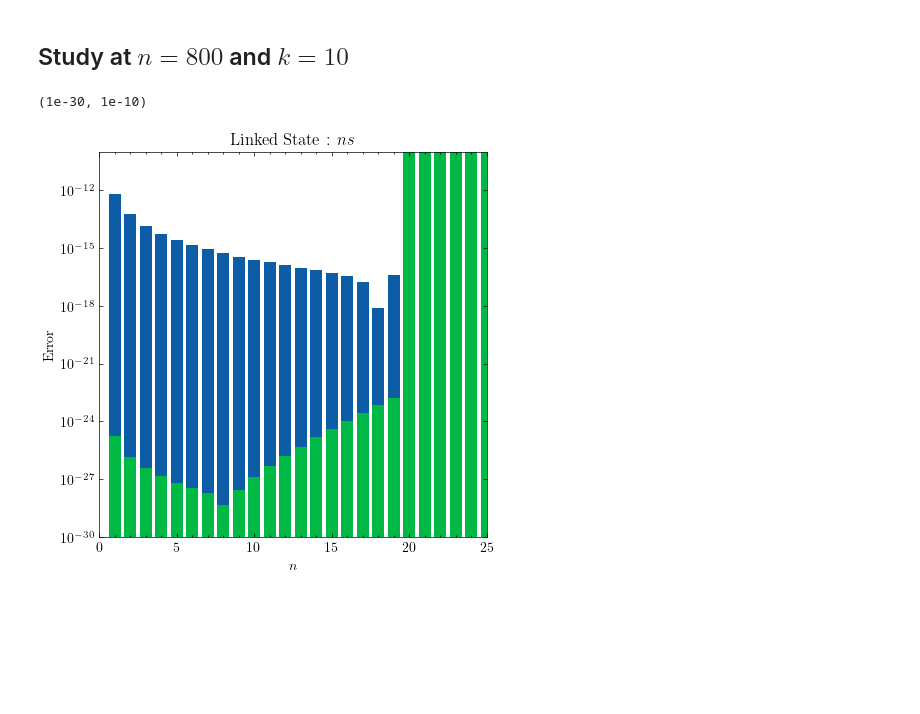
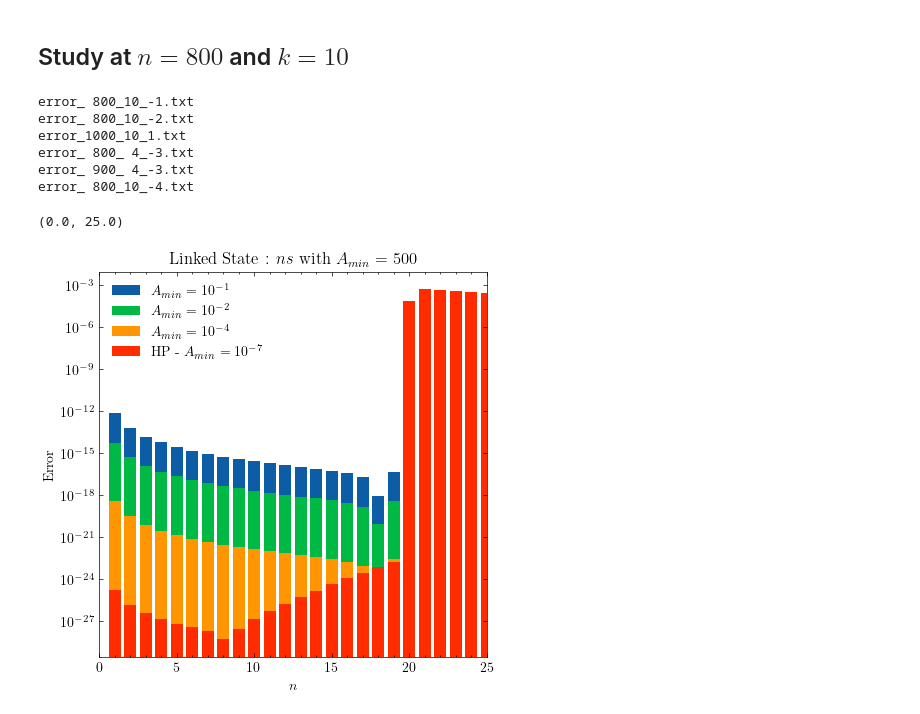
Before and after one commit to ma2this510/Dirac_Equation, a Jupyter notebook: notebook.ipynb, the cells around one changed output. Drawn from its saved outputs; the diff is of its cells as text; code cells hidden in the pictures; blank space fills up the shorter version.

Commit message:
Update figure

```diff
--- a/notebook.ipynb
+++ b/notebook.ipynb
@@ -385,13 +384,14 @@ IndexError: boolean index did not match indexed array along axis 0; size of axis
 folder_path = 'result_800'
 dir_file = os.listdir(folder_path)
 
-error_800 = np.empty([len(dir_file), 100])
+error_800 = np.empty([len(dir_file), 200])
 error_800.fill(np.nan)
 n_list_800 = np.zeros(len(dir_file), dtype=int)
 order_list_800 = np.zeros(len(dir_file), dtype=int)
 i = 0
 for filename in os.listdir(folder_path):
     if "error" in filename:
+        print(filename)
         nbspline, order, _ = [int(x) for x in filename[:-4].split('_')[1:]]
         n_list_800[i] = nbspline
         order_list_800[i] = order
@@ -399,21 +399,35 @@ for filename in os.listdir(folder_path):
         for j in range(len(data)):
             error_800[i, j] = data.iloc[j, 0]
         i += 1
+# %% [output]
+error_ 800_10_-1.txt
+error_ 800_10_-2.txt
+error_1000_10_1.txt
+error_ 800_ 4_-3.txt
+error_ 900_ 4_-3.txt
+error_ 800_10_-4.txt
 # %%
 plt.figure(figsize=(5, 5))
 
 n_series = np.arange(1, len(error_800[0])+1)
-plt.bar(n_series, error_800[0])
+plt.bar(n_series, error_800[0], label="$A_{min}=10^{-1}$")
 
 n_series = np.arange(1, len(error_800[1])+1)
-plt.bar(n_series, error_800[1])
+plt.bar(n_series, error_800[1], label="$A_{min}=10^{-2}$")
+
+n_series = np.arange(1, len(error_800[5])+1)
+plt.bar(n_series, error_800[5], label="$A_{min}=10^{-4}$")
+
+n_series = np.arange(1, len(error_800[2])+1)
+plt.bar(n_series, error_800[2], label="HP - $A_{min}=10^{-7}$")
 
 plt.yscale('log')
 plt.xlabel('$n$')
 plt.ylabel('Error')
-plt.title('Linked State : $ns$')
+plt.title('Linked State : $ns$ with $A_{min}=500$')
+plt.legend()
 plt.xlim(0, 25)
-plt.ylim(1E-30, 1E-10)
+# plt.ylim(1E-30, 1E-10)
 # %% [output]
-(1e-30, 1e-10)
+(0.0, 25.0)
-[figure, old version]
+[figure, new version]
```
Also changed, not shown: parts of 1 cell of this notebook, 2 other files.
